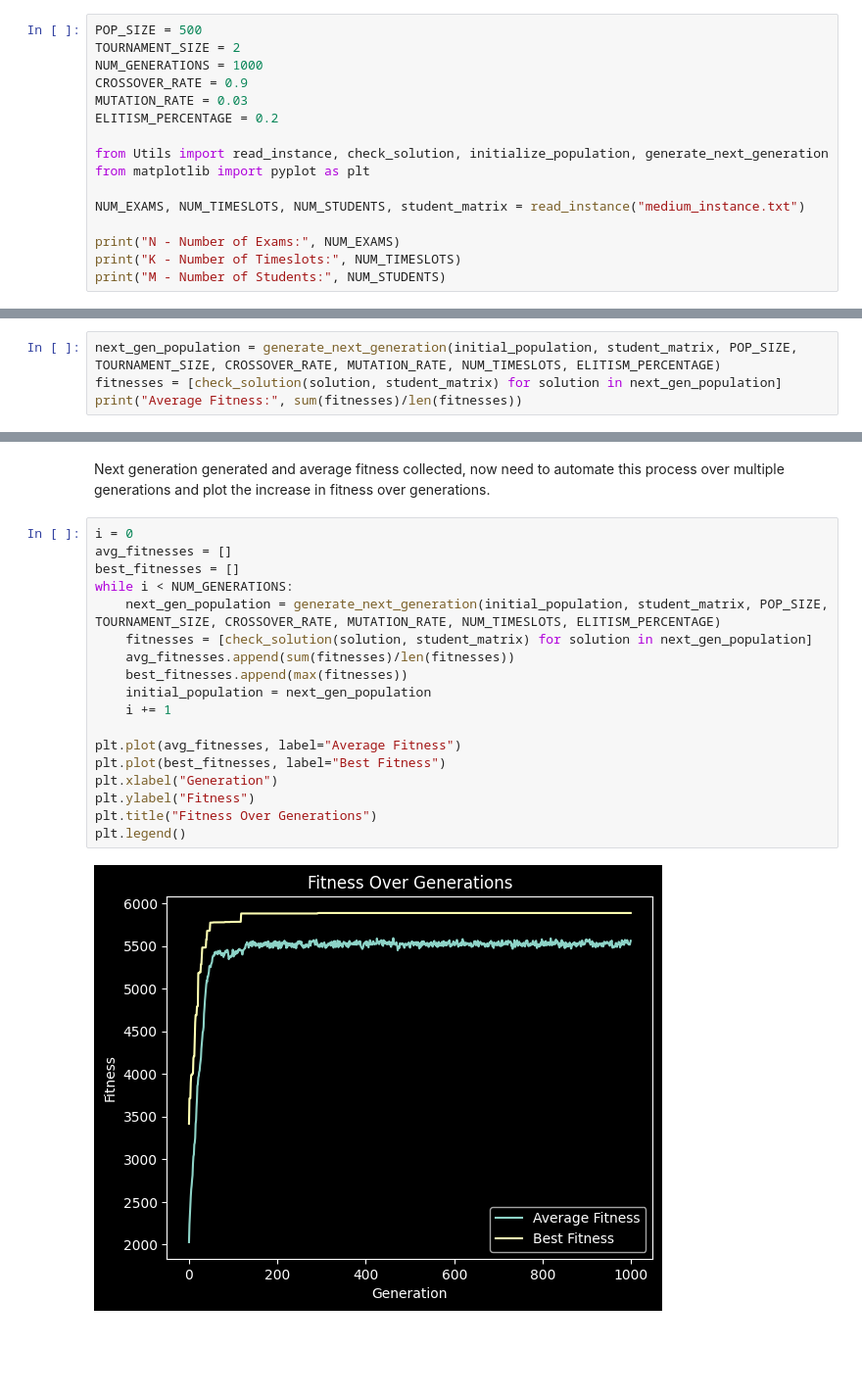
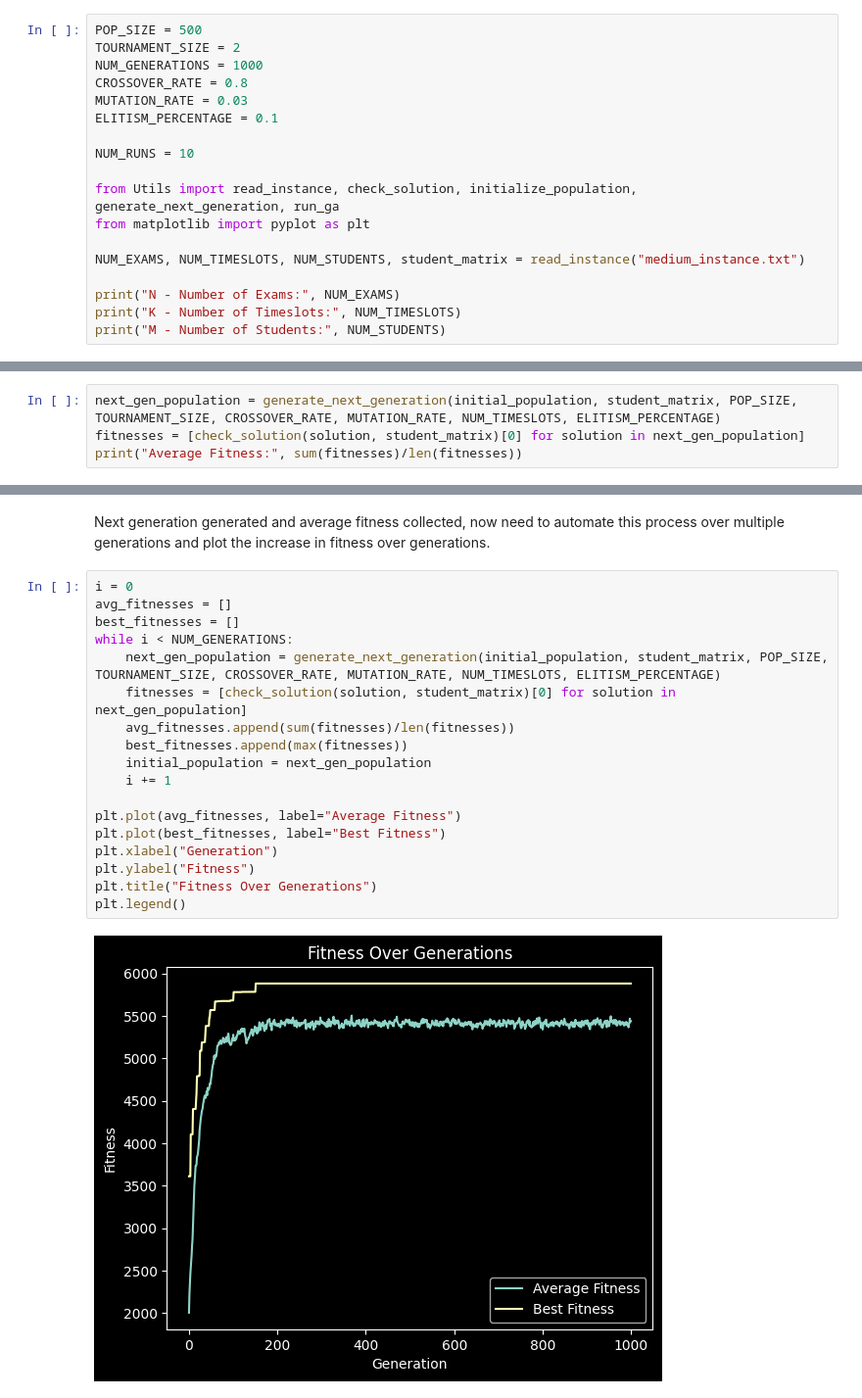
Before and after one commit to Joey-2134/Timetabling-Problem, a Jupyter notebook: Assignment_1_Timetabling_Problem.ipynb, the cells around one changed output, grey strips where cells are left out. Shown at 98% size. Cells and saved outputs as stored; diff of their text form; blank space fills up the shorter version.

```diff
--- a/Assignment_1_Timetabling_Problem.ipynb
+++ b/Assignment_1_Timetabling_Problem.ipynb
@@ -2,11 +2,13 @@
 POP_SIZE = 500
 TOURNAMENT_SIZE = 2
 NUM_GENERATIONS = 1000
-CROSSOVER_RATE = 0.9
+CROSSOVER_RATE = 0.8
 MUTATION_RATE = 0.03
-ELITISM_PERCENTAGE = 0.2
+ELITISM_PERCENTAGE = 0.1
 
-from Utils import read_instance, check_solution, initialize_population, generate_next_generation
+NUM_RUNS = 10
+
+from Utils import read_instance, check_solution, initialize_population, generate_next_generation, run_ga
 from matplotlib import pyplot as plt
 
 NUM_EXAMS, NUM_TIMESLOTS, NUM_STUDENTS, student_matrix = read_instance("medium_instance.txt")
@@ -59,6 +61,6 @@ Average Fitness: 1760.466
 Now That I have got an initial population and their fitnesses, I will being to begin to implement the genetic algorithm. I will be using tournament selection, elitism, one-point crossover, and mutation to evolve the population over multiple generations.
 # %%
 next_gen_population = generate_next_generation(initial_population, student_matrix, POP_SIZE, TOURNAMENT_SIZE, CROSSOVER_RATE, MUTATION_RATE, NUM_TIMESLOTS, ELITISM_PERCENTAGE)
-fitnesses = [check_solution(solution, student_matrix) for solution in next_gen_population]
+fitnesses = [check_solution(solution, student_matrix)[0] for solution in next_gen_population]
 print("Average Fitness:", sum(fitnesses)/len(fitnesses))
 # %% [output]
@@ -68,22 +70,22 @@ Next generation generated and average fitness collected, now need to automate th
 # %%
 i = 0
 avg_fitnesses = []
 best_fitnesses = []
 while i < NUM_GENERATIONS:
     next_gen_population = generate_next_generation(initial_population, student_matrix, POP_SIZE, TOURNAMENT_SIZE, CROSSOVER_RATE, MUTATION_RATE, NUM_TIMESLOTS, ELITISM_PERCENTAGE)
-    fitnesses = [check_solution(solution, student_matrix) for solution in next_gen_population]
+    fitnesses = [check_solution(solution, student_matrix)[0] for solution in next_gen_population]
     avg_fitnesses.append(sum(fitnesses)/len(fitnesses))
     best_fitnesses.append(max(fitnesses))
     initial_population = next_gen_population
     i += 1
 
 plt.plot(avg_fitnesses, label="Average Fitness")
 plt.plot(best_fitnesses, label="Best Fitness")
 plt.xlabel("Generation")
 plt.ylabel("Fitness")
 plt.title("Fitness Over Generations")
 plt.legend()
 # %% [output]
-[figure, old version]
+[figure, new version]
 # %%
 best_idx = fitnesses.index(max(fitnesses))
```
Also changed, not shown: parts of 4 cells of this notebook, 1 other file.
